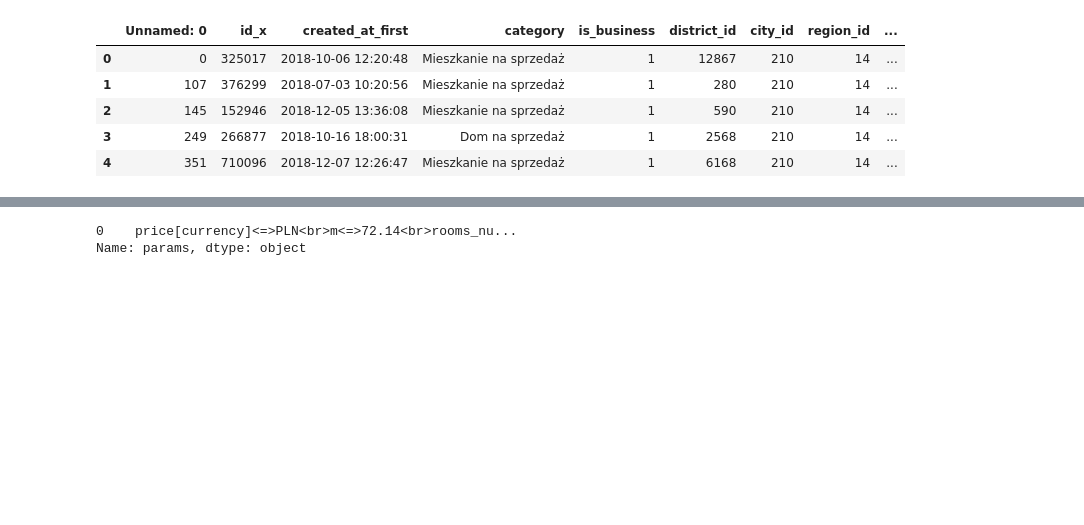
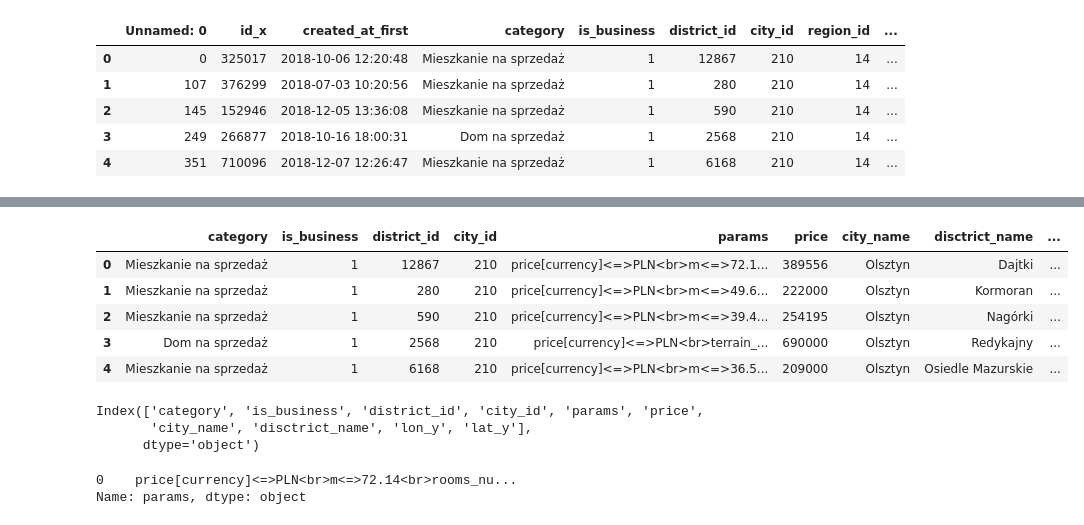
Before and after one commit to pawelwozniak14/OLX, a Jupyter notebook: olx.ipynb, the cells around one changed output, grey strips where cells are left out. Cells and saved outputs as stored; diff of their text form; code cells hidden in the pictures; blank space fills up the shorter version.

```diff
--- a/olx.ipynb
+++ b/olx.ipynb
@@ -133,6 +133,21 @@ data.head()
 | 4 | Mieszkanie na sprzedaż | 1 | 6168 | 210 | price[currency]<=>PLN<br>m<=>36.5... | 209000 | Olsztyn | Osiedle Mazurskie | Osiedle Mazurskie | ... |
 # %%
 data = data.rename(columns = {"name_pl_x": "city_name", "name_pl_y": "disctrict_name"})
+# %%
+data.head()
+# %% [output]
+|  | category | is_business | district_id | city_id | params | price | city_name | disctrict_name | ... |
+| 0 | Mieszkanie na sprzedaż | 1 | 12867 | 210 | price[currency]<=>PLN<br>m<=>72.1... | 389556 | Olsztyn | Dajtki | ... |
+| 1 | Mieszkanie na sprzedaż | 1 | 280 | 210 | price[currency]<=>PLN<br>m<=>49.6... | 222000 | Olsztyn | Kormoran | ... |
+| 2 | Mieszkanie na sprzedaż | 1 | 590 | 210 | price[currency]<=>PLN<br>m<=>39.4... | 254195 | Olsztyn | Nagórki | ... |
+| 3 | Dom na sprzedaż | 1 | 2568 | 210 | price[currency]<=>PLN<br>terrain_... | 690000 | Olsztyn | Redykajny | ... |
+| 4 | Mieszkanie na sprzedaż | 1 | 6168 | 210 | price[currency]<=>PLN<br>m<=>36.5... | 209000 | Olsztyn | Osiedle Mazurskie | ... |
+# %%
+data.columns
+# %% [output]
+Index(['category', 'is_business', 'district_id', 'city_id', 'params', 'price',
+       'city_name', 'disctrict_name', 'lon_y', 'lat_y'],
+      dtype='object')
 # %%
 data["params"].head(1)
 # %% [output]
```
Also changed, not shown: parts of 1 cell of this notebook, 2 other files.
